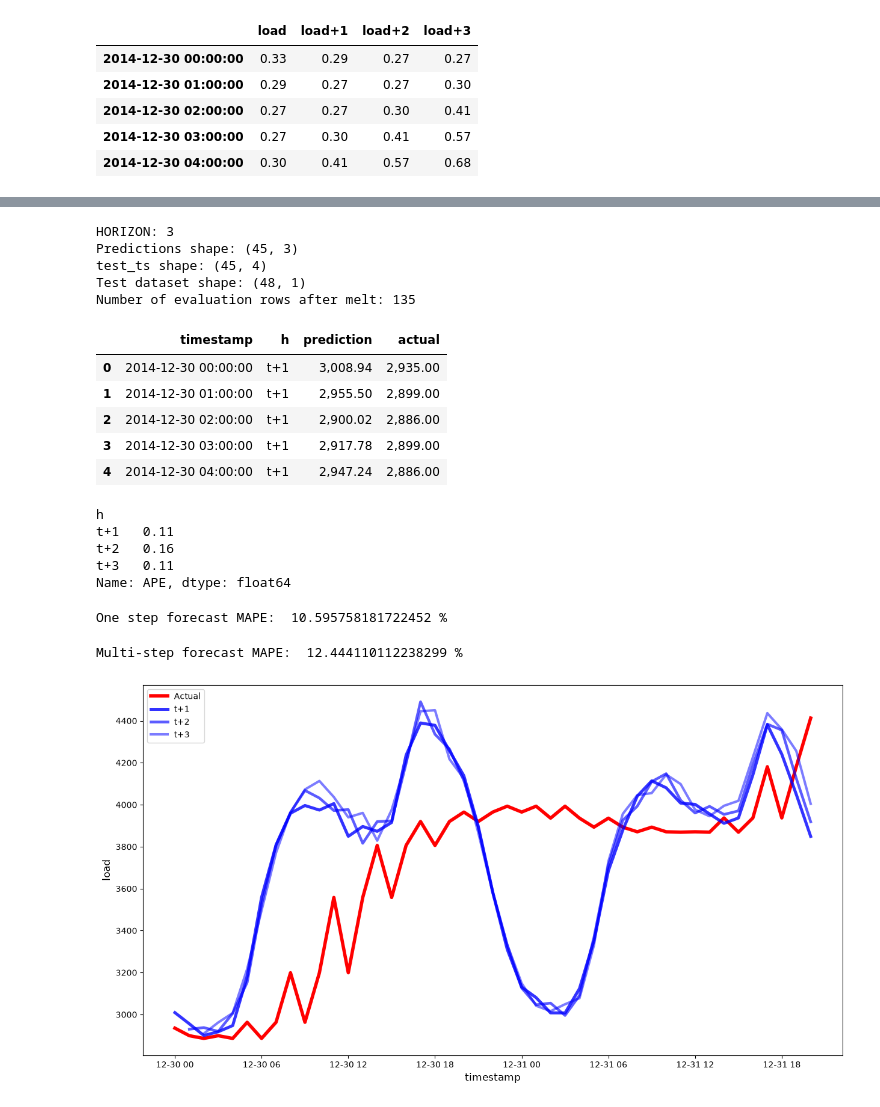
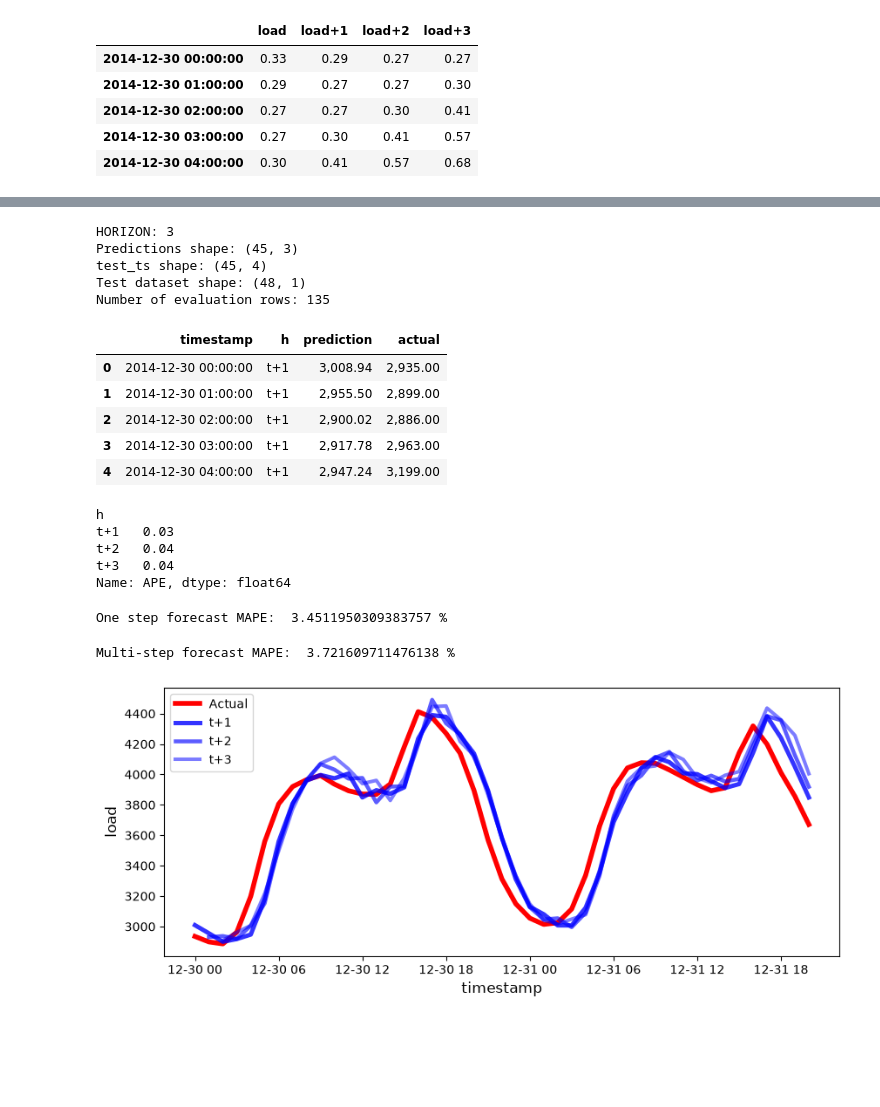
Before and after one commit to DeSilva008/ML-Exercises, a Jupyter notebook: Time-Forcasting/01/notebook_02.ipynb, the cells around one changed output, grey strips where cells are left out. Drawn from its saved outputs; the diff is of its cells as text; code cells hidden in the pictures; blank space fills up the shorter version.

```diff
--- a/Time-Forcasting/01/notebook_02.ipynb
+++ b/Time-Forcasting/01/notebook_02.ipynb
@@ -128,10 +128,11 @@ Warnings:
 # %%
 test_shifted = test.copy()
 
-for t in range(1, HORIZON+1):
-    test_shifted['load+'+str(t)] = test_shifted['load'].shift(-t, freq='h')
+for t in range(1, HORIZON + 1):
+    test_shifted[f'load+{t}'] = test['load'].shift(-t)
 
-test_shifted = test_shifted.dropna(how='any')
+test_shifted = test_shifted.dropna()
+
 test_shifted.head(5)
 # %% [output]
 |  | load | load+1 | load+2 | load+3 |
@@ -191,20 +192,24 @@ print("HORIZON:", HORIZON)
 print("Predictions shape:", np.asarray(predictions).shape)
 print("test_ts shape:", np.asarray(test_ts).shape)
 print("Test dataset shape:", test.shape)
-print("Number of evaluation rows after melt:", len(eval_df))
+
+if 'eval_df' in globals():
+    print("Number of evaluation rows:", len(eval_df))
+else:
+    print("eval_df has not been created yet.")
 # %% [output]
 HORIZON: 3
 Predictions shape: (45, 3)
 test_ts shape: (45, 4)
 Test dataset shape: (48, 1)
-Number of evaluation rows after melt: 135
+Number of evaluation rows: 135
 # %%
 eval_df = pd.DataFrame(
     predictions,
     columns=['t+' + str(t) for t in range(1, HORIZON + 1)]
 )
 
-eval_df['timestamp'] = test.index[:len(eval_df)]
+eval_df['timestamp'] = test_ts.index
 
 eval_df = pd.melt(
     eval_df,
@@ -213,7 +218,13 @@ eval_df = pd.melt(
     var_name='h'
 )
 
-actuals = np.asarray(test_ts)[:, 1:].reshape(-1)
+# Align actual values with the melted prediction order
+actuals = test_ts.iloc[:, 1:].to_numpy().T.reshape(-1)
+
+# Check that the number of rows matches
+assert len(eval_df) == len(actuals), (
+    f"Mismatch: {len(eval_df)} predictions and {len(actuals)} actual values"
+)
 
 eval_df['actual'] = actuals
 
@@ -227,26 +238,26 @@ eval_df.head()
 | 0 | 2014-12-30 00:00:00 | t+1 | 3,008.94 | 2,935.00 |
 | 1 | 2014-12-30 01:00:00 | t+1 | 2,955.50 | 2,899.00 |
 | 2 | 2014-12-30 02:00:00 | t+1 | 2,900.02 | 2,886.00 |
-| 3 | 2014-12-30 03:00:00 | t+1 | 2,917.78 | 2,899.00 |
-| 4 | 2014-12-30 04:00:00 | t+1 | 2,947.24 | 2,886.00 |
+| 3 | 2014-12-30 03:00:00 | t+1 | 2,917.78 | 2,963.00 |
+| 4 | 2014-12-30 04:00:00 | t+1 | 2,947.24 | 3,199.00 |
 # %%
 if(HORIZON > 1):
     eval_df['APE'] = (eval_df['prediction'] - eval_df['actual']).abs() / eval_df['actual']
     print(eval_df.groupby('h')['APE'].mean())
 # %% [output]
 h
-t+1   0.11
-t+2   0.16
-t+3   0.11
+t+1   0.03
+t+2   0.04
+t+3   0.04
 Name: APE, dtype: float64
 # %%
 print('One step forecast MAPE: ', (mape(eval_df[eval_df['h'] == 't+1']['prediction'], eval_df[eval_df['h'] == 't+1']['actual']))*100, '%')
 # %% [output]
-One step forecast MAPE:  10.595758181722452 %
+One step forecast MAPE:  3.4511950309383757 %
 # %%
 print('Multi-step forecast MAPE: ', mape(eval_df['prediction'], eval_df['actual'])*100, '%')
 # %% [output]
-Multi-step forecast MAPE:  12.444110112238299 %
+Multi-step forecast MAPE:  3.721609711476138 %
 # %%
 if HORIZON == 1:
     # Plotting single-step forecast
@@ -266,33 +277,33 @@ else:
             eval_df[eval_df.h == 't+' + str(t)]['prediction'].values
         )
 
-    fig, ax = plt.subplots(figsize=(15, 8))
+    fig, ax = plt.subplots(figsize=(10, 4))
 
     ax.plot(
         plot_df['timestamp'],
         plot_df['actual'],
         color='red',
         linewidth=4.0,
         label='Actual'
     )
 
     for t in range(1, HORIZON + 1):
         x = plot_df['timestamp'][(t - 1):]
         y = plot_df['t+' + str(t)][0:len(x)]
 
         ax.plot(
             x,
             y,
             color='blue',
             linewidth=4 * math.pow(0.9, t),
             alpha=math.pow(0.8, t),
             label='t+' + str(t)
         )
 
     ax.legend(loc='best')
 
 plt.xlabel('timestamp', fontsize=12)
 plt.ylabel('load', fontsize=12)
 plt.show()
 # %% [output]
-[figure, old version]
+[figure, new version]
```
Also changed, not shown: parts of 2 cells of this notebook, 3 other files.
